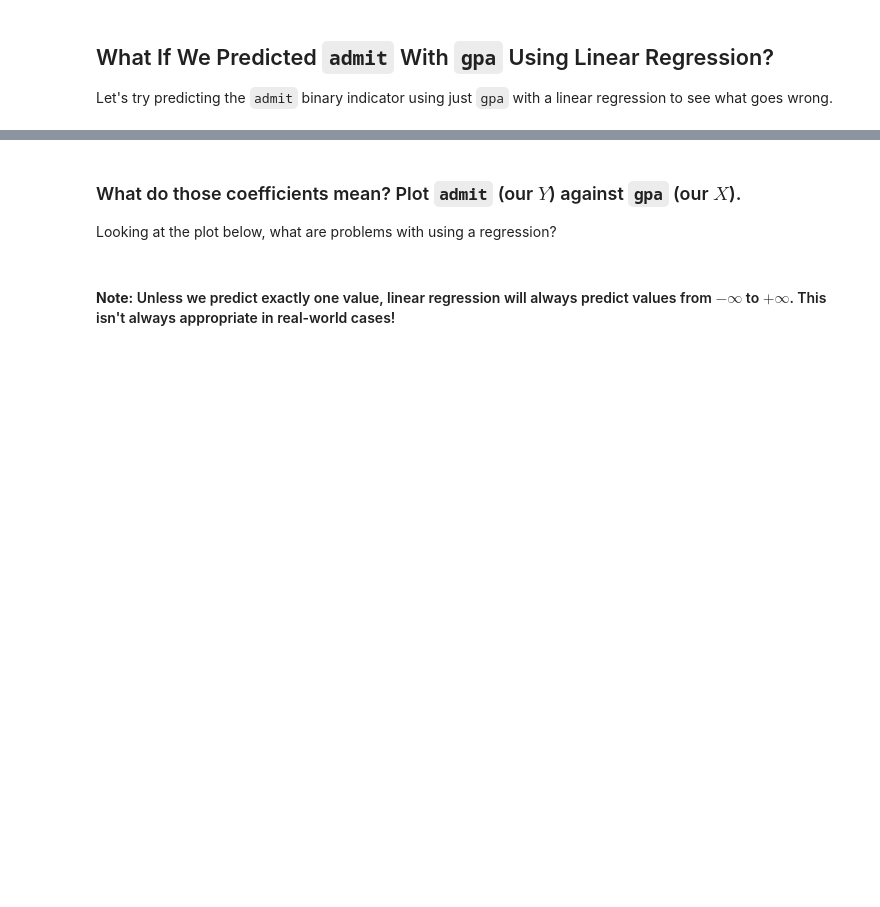
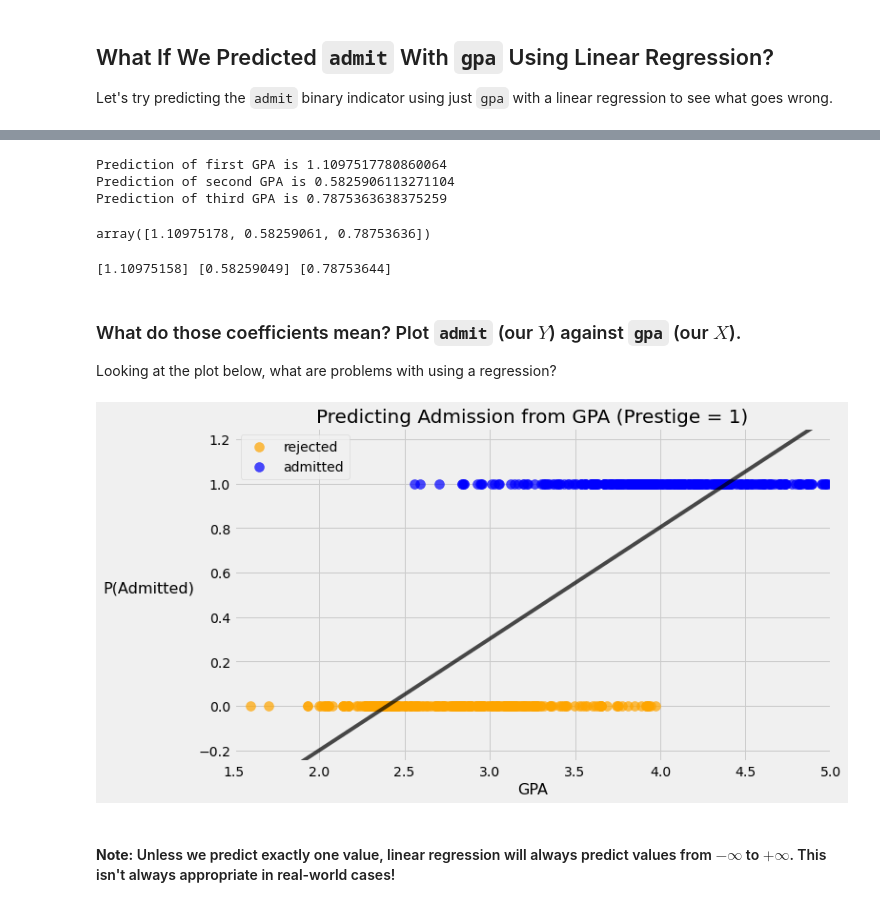
Before and after one commit to PremChandran15/hsbc_data_science, a Jupyter notebook: Logistic/log-reg-starter-code.ipynb, the cells around one changed output, grey strips where cells are left out. Drawn from its saved outputs; the diff is of its cells as text; code cells hidden in the pictures; blank space fills up the shorter version.

```diff
--- a/Logistic/log-reg-starter-code.ipynb
+++ b/Logistic/log-reg-starter-code.ipynb
@@ -76,0 +167,2 @@ The four columns are:
+# %%
+df = df.reset_index()
@@ -89,0 +220,3 @@ The four columns are:
+# %%
+# Model that says no one is admitted to the university
+df['naive_pred'] = 0
@@ -93,3 +247,6 @@ The four columns are:
 The signal for detecting admission in the college data is fairly weak — too weak for the purposes of our demonstration. (There are lots of factors associated with getting admitted to grad school other than GPA, test score, and prestige.)
 
 **Obviously you would never do this to your real data**... but in order to make the relationship between our predictors and whether or not someone is admitted a lot clearer, we are making 10 copies of the data set and adding an artificial signal for detecting `admit` to the `gpa` column.
+# %%
+admit = df[df['prestige'] == 1]
+admit
@@ -137,11 +336,14 @@ X = admit[['gpa']] # Because X is a matrix, we'll get a
                    # reshape request if we don't use double brackets.
 
 # Create training and testing sets.
+X_train, X_test, y_train, y_test = train_test_split(X,y, test_size=0.2,random_state=42)
 
 # Instantiate a linear regression model.
+lr = LinearRegression() #leaving to default params
 
-# Fit our linear regression model to the training data.
+# Fit our linear regression model to the training data. ALWAYS FIT ON TRAINING SET
+lr.fit(X_train, y_train)
 
 # Print out intercept and coefficients.
-print(f'Intercept: {}')
-print(f'Coefficient: {}')
+print(f'Intercept: {lr.intercept_}')
+print(f'Coefficient: {lr.coef_}')
@@ -147,0 +424,10 @@ print(f'Coefficient: {}')
+# %%
+print(f'Prediction of first GPA is {y_preds_lr[0]}')
+print(f'Prediction of second GPA is {y_preds_lr[1]}')
+print(f'Prediction of third GPA is {y_preds_lr[2]}')
+y_preds_lr[:3]
+# %% [output]
+Prediction of first GPA is 1.1097517780860064
+Prediction of second GPA is 0.5825906113271104
+Prediction of third GPA is 0.7875363638375259
+array([1.10975178, 0.58259061, 0.78753636])
@@ -148,3 +438,7 @@ print(f'Coefficient: {}')
+# %%
+print(y_hat_1,y_hat_2,y_hat_3)
+# %% [output]
+[1.10975158] [0.58259049] [0.78753644]
 # %% [markdown]
 <a id='plot-reg'></a>
 ### What do those coefficients mean?  Plot `admit` (our $Y$) against `gpa` (our $X$).
@@ -159,34 +453,36 @@ x_vals = np.linspace(1, 5, 300)
 
 # Plot line of best fit
 plt.plot(x_vals,
-         linmod.predict(x_vals.reshape(-1,1)),
+         lr.predict(x_vals.reshape(-1,1)),
          color='black', alpha=0.7, lw=4)
 
 # Create scatterplot with orange dots for those rejected.
 plt.scatter(admit['gpa'][admit['admit'] == 0],
             admit['admit'][admit['admit'] == 0],
             c='orange',
             s=100,
             alpha=0.7,
             label='rejected')
 
 # Create scatterplot with blue dots for those admitted.
 plt.scatter(admit['gpa'][admit['admit'] == 1],
             admit['admit'][admit['admit'] == 1],
             c='blue',
             s=100,
             alpha=0.7,
             label='admitted')
 
 # Set labels of axes and title.
 plt.ylabel('P(Admitted)', fontsize=16, rotation = 'horizontal', ha = 'right')
 plt.yticks(fontsize = 14)
 plt.xlabel('GPA', fontsize=16)
 plt.xticks(fontsize = 14)
 plt.title('Predicting Admission from GPA (Prestige = 1)', fontsize=20)
 plt.xlim(1.5, 5)
 plt.ylim(-0.25, 1.25)
 plt.legend(loc='upper left');
+# %% [output]
+[figure, added]
 # %% [markdown]
 #### **Note:** Unless we predict exactly one value, linear regression will always predict values from $-\infty$ to $+\infty$. This isn't always appropriate in real-world cases!
 # %% [markdown]
```
Also changed, not shown: parts of 36 cells of this notebook.
